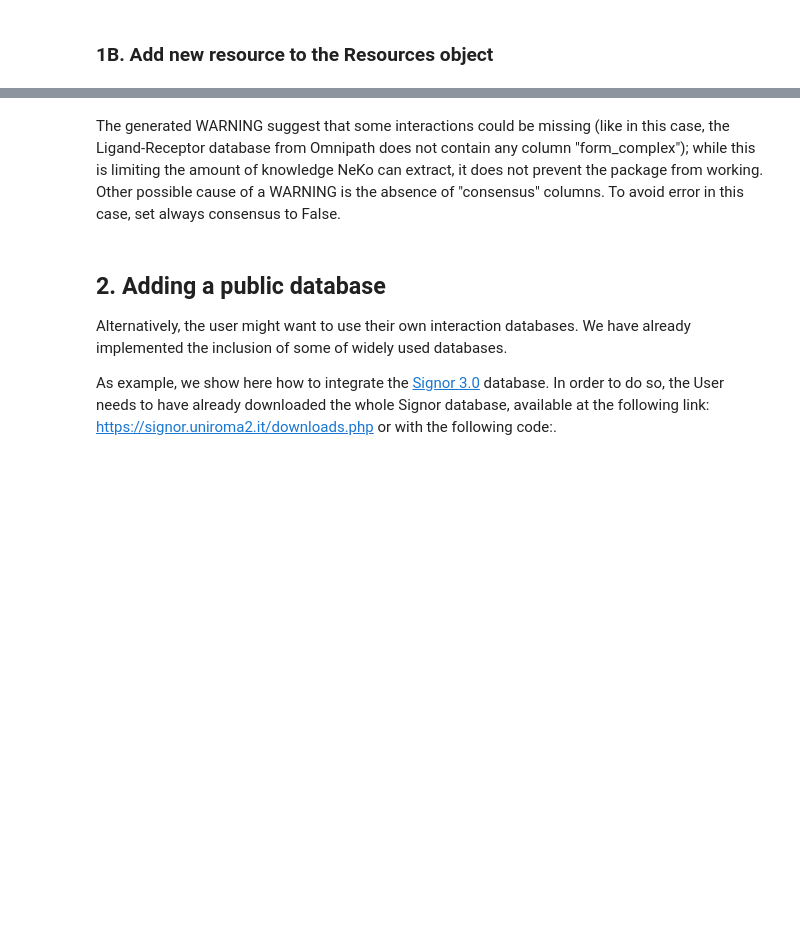
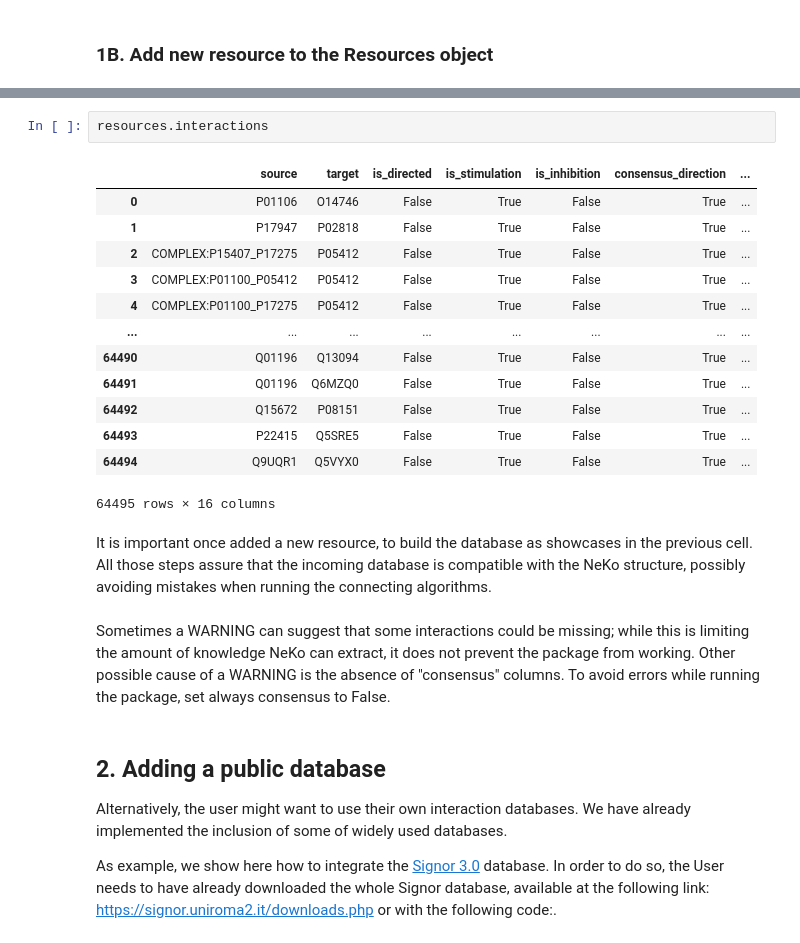
Before and after one commit to sysbio-curie/Neko, a Jupyter notebook: notebooks/2_add_resources.ipynb, the cells around one changed output, grey strips where cells are left out. Saved outputs shown, nothing was run; the diff lists cells and outputs as text; blank space fills up the shorter version.

Commit message:
updated documenation, fixed small bugs in the Universe when importing Signor

```diff
--- a/notebooks/2_add_resources.ipynb
+++ b/notebooks/2_add_resources.ipynb
@@ -30,5 +27,23 @@ WARNING:root:This might lead to issues in running the package.
+# %%
+resources.interactions
+# %% [output]
+|  | source | target | is_directed | is_stimulation | is_inhibition | consensus_direction | ... |
+| 0 | P01106 | O14746 | False | True | False | True | ... |
+| 1 | P17947 | P02818 | False | True | False | True | ... |
+| 2 | COMPLEX:P15407_P17275 | P05412 | False | True | False | True | ... |
+| 3 | COMPLEX:P01100_P05412 | P05412 | False | True | False | True | ... |
+| 4 | COMPLEX:P01100_P17275 | P05412 | False | True | False | True | ... |
+| ... | ... | ... | ... | ... | ... | ... | ... |
+| 64490 | Q01196 | Q13094 | False | True | False | True | ... |
+| 64491 | Q01196 | Q6MZQ0 | False | True | False | True | ... |
+| 64492 | Q15672 | P08151 | False | True | False | True | ... |
+| 64493 | P22415 | Q5SRE5 | False | True | False | True | ... |
+| 64494 | Q9UQR1 | Q5VYX0 | False | True | False | True | ... |
+64495 rows × 16 columns
+# %% [markdown]
+It is important once added a new resource, to build the database as showcases in the previous cell. All those steps assure that the incoming database is compatible with the NeKo structure, possibly avoiding mistakes when running the connecting algorithms.
 # %% [markdown]
-The generated WARNING suggest that some interactions could be missing (like in this case, the Ligand-Receptor database from Omnipath does not contain any column "form_complex"); while this is limiting the amount of knowledge NeKo can extract, it does not prevent the package from working. Other possible cause of a WARNING is the absence of "consensus" columns. To avoid error in this case, set always consensus to False.
+Sometimes a WARNING can suggest that some interactions could be missing; while this is limiting the amount of knowledge NeKo can extract, it does not prevent the package from working. Other possible cause of a WARNING is the absence of "consensus" columns. To avoid errors while running the package, set always consensus to False.
 # %% [markdown]
 ## 2. Adding a public database
 
```
Also changed, not shown: parts of 11 cells of this notebook, 15 other files.
